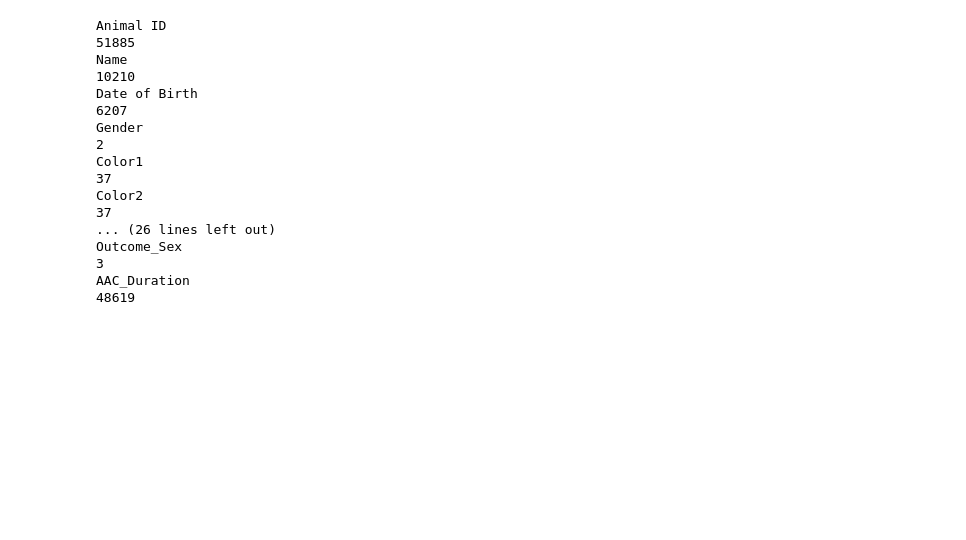
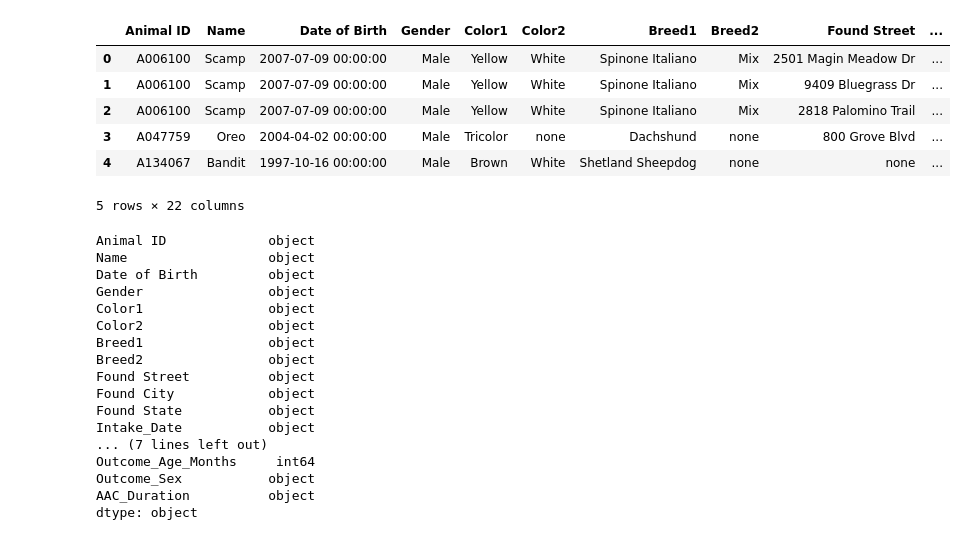
Before and after one commit to DeniseMcK9210/Animal-Adoption, a Jupyter notebook: Animal_Adoption Regression.ipynb, the cells around one changed output. Drawn from its saved outputs; the diff is of its cells as text; code cells hidden in the pictures; blank space fills up the shorter version.

```diff
--- a/Animal_Adoption Regression.ipynb
+++ b/Animal_Adoption Regression.ipynb
@@ -55,23 +7,31 @@ dtype: object
-# %%
-columns = train.columns
-for column in columns:
-    print(column)
-    print(train[column].nunique())
-# %% [output]
-Animal ID
-51885
-Name
-10210
-Date of Birth
-6207
-Gender
-2
-Color1
-37
-Color2
-37
-... (26 lines left out)
-Outcome_Sex
-3
-AAC_Duration
-48619
+# %%
+dog = pd.read_csv('Data/AAC_In_Out_Final.csv')
+dog.head()
+# %% [output]
+|  | Animal ID | Name | Date of Birth | Gender | Color1 | Color2 | Breed1 | Breed2 | Found Street | ... |
+| 0 | A006100 | Scamp | 2007-07-09 00:00:00 | Male | Yellow | White | Spinone Italiano | Mix | 2501 Magin Meadow Dr | ... |
+| 1 | A006100 | Scamp | 2007-07-09 00:00:00 | Male | Yellow | White | Spinone Italiano | Mix | 9409 Bluegrass Dr | ... |
+| 2 | A006100 | Scamp | 2007-07-09 00:00:00 | Male | Yellow | White | Spinone Italiano | Mix | 2818 Palomino Trail | ... |
+| 3 | A047759 | Oreo | 2004-04-02 00:00:00 | Male | Tricolor | none | Dachshund | none | 800 Grove Blvd | ... |
+| 4 | A134067 | Bandit | 1997-10-16 00:00:00 | Male | Brown | White | Shetland Sheepdog | none | none | ... |
+5 rows × 22 columns
+# %%
+print (dog.dtypes)
+# %% [output]
+Animal ID             object
+Name                  object
+Date of Birth         object
+Gender                object
+Color1                object
+Color2                object
+Breed1                object
+Breed2                object
+Found Street          object
+Found City            object
+Found State           object
+Intake_Date           object
+... (7 lines left out)
+Outcome_Age_Months     int64
+Outcome_Sex           object
+AAC_Duration          object
+dtype: object
```
Also changed, not shown: parts of 11 cells of this notebook, 2 other files.
